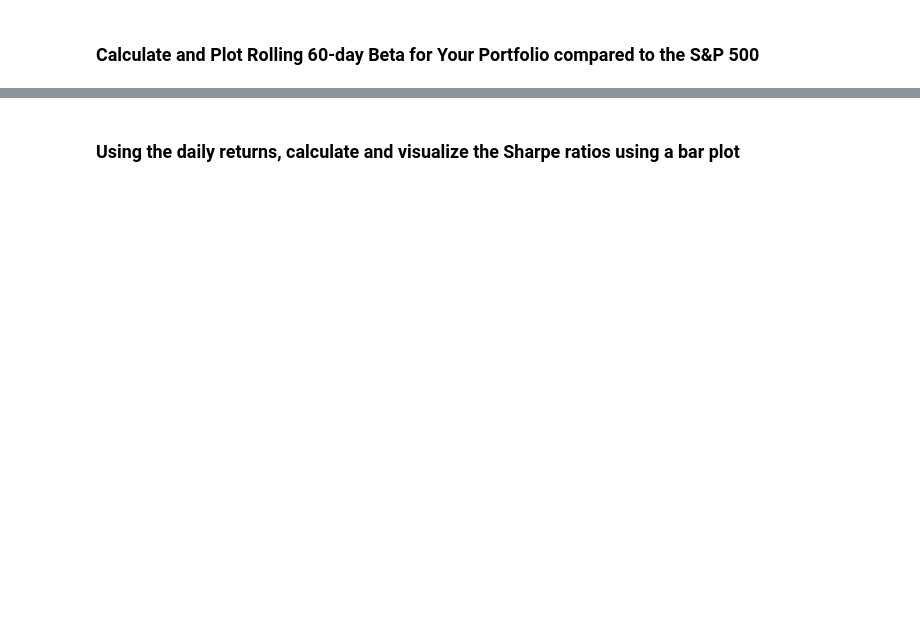
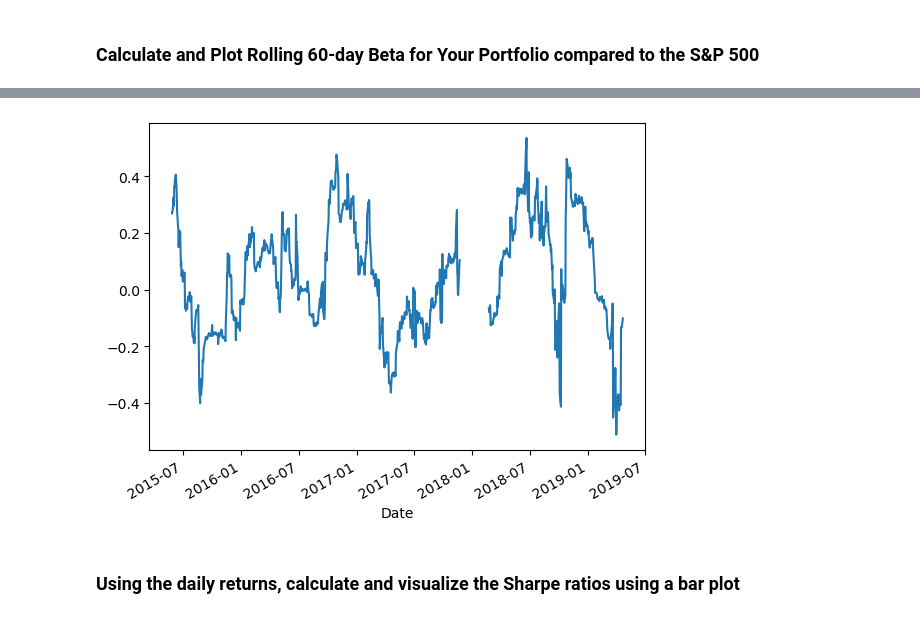
Before and after one commit to TDanner7/Portfolio-Review, a Jupyter notebook: Starter_Code/whale_analysis.ipynb, the cells around one changed output, grey strips where cells are left out. Drawn from its saved outputs; the diff is of its cells as text; code cells hidden in the pictures; blank space fills up the shorter version.

```diff
--- a/Starter_Code/whale_analysis.ipynb
+++ b/Starter_Code/whale_analysis.ipynb
@@ -593,0 +662,4 @@ all_portfolio_returns.head()
+# %%
+# Calculate 60 day covariance of TD
+rolling_td_port_covariance = all_portfolio_returns['TD Portfolio'].rolling(window=60).cov(combined_returns_df['S&P 500'])
+print(rolling_td_port_covariance)
@@ -593,0 +680,4 @@ all_portfolio_returns.head()
+# %%
+#computing 60 day Varience
+rolling_variance = combined_returns_df['S&P 500'].rolling(window=60).var()
+rolling_variance
@@ -593,0 +698,4 @@ all_portfolio_returns.head()
+# %%
+# Computing beta
+td_beta = rolling_td_port_covariance / rolling_variance
+print(td_beta)
@@ -594,3 +716,8 @@ all_portfolio_returns.head()
+# %%
+#Plot Beta
+td_beta.plot();
+# %% [output]
+[figure, added]
 # %% [markdown]
 ### Using the daily returns, calculate and visualize the Sharpe ratios using a bar plot
 # %%
```
Also changed, not shown: parts of 25 cells of this notebook.
